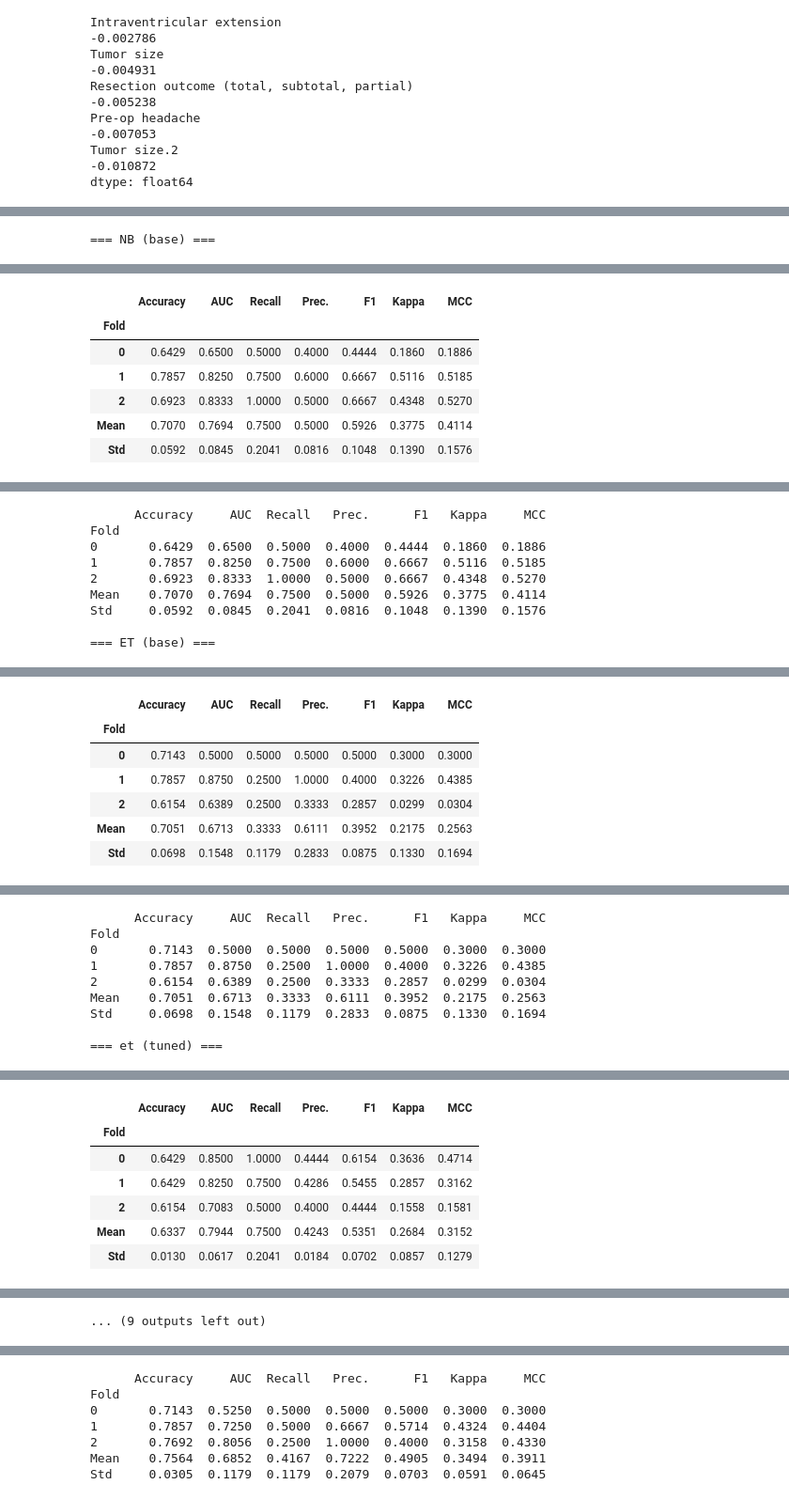
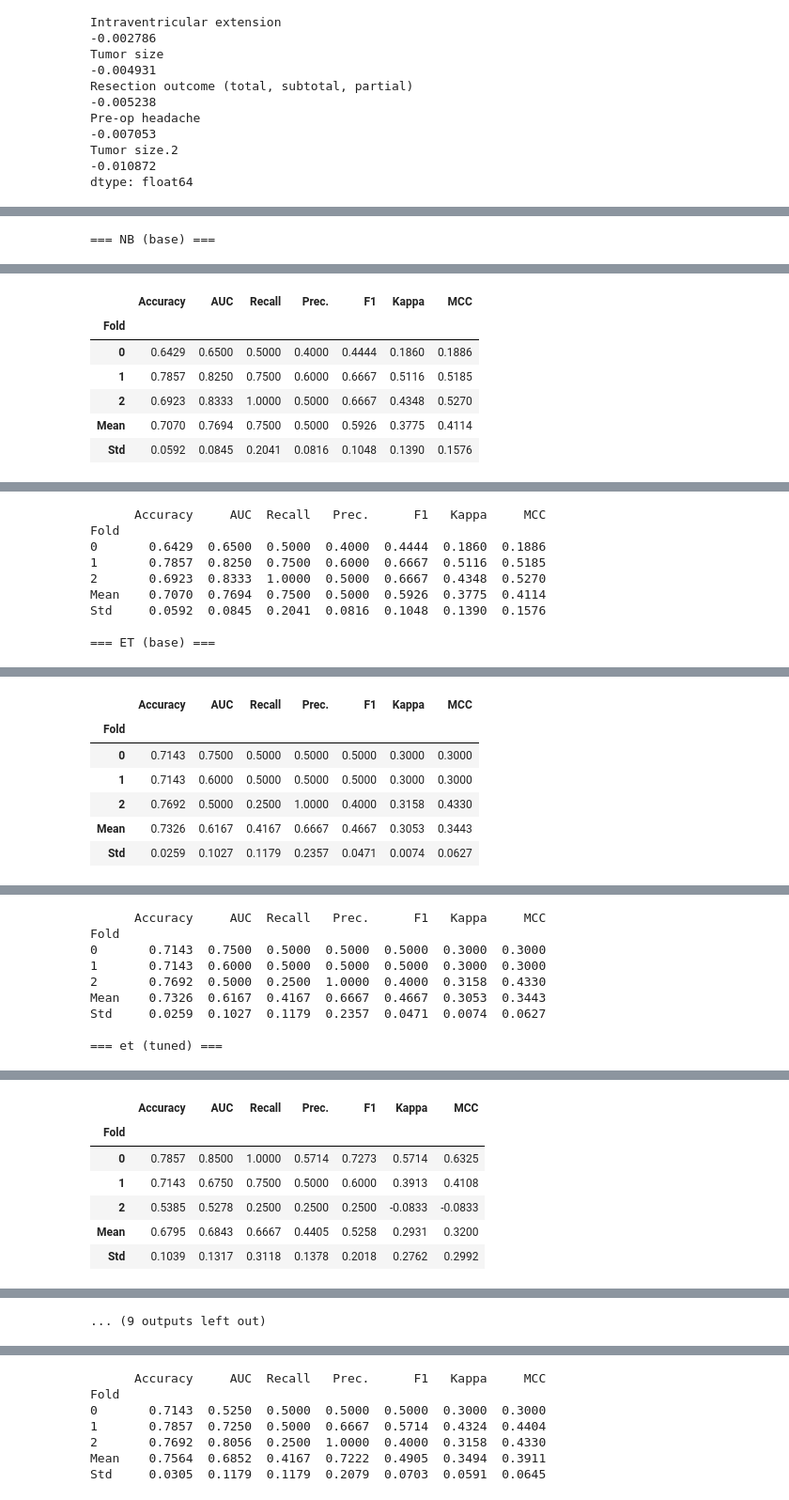
Before and after one commit to shrinitbabel/craniopharyngioma, a Jupyter notebook: second.ipynb, the cells around one changed output, grey strips where cells are left out. Shown at 94% size. Cells and saved outputs as stored; diff of their text form; code cells hidden in the pictures.

```diff
--- a/second.ipynb
+++ b/second.ipynb
@@ -429,7 +428,7 @@ nb = create_model("nb")
 print(pull())
 
 print("\n=== ET (base) ===")
-et = create_model("et")
+et = create_model("xgboost")
 print(pull())
 
 print("\n=== et (tuned) ===")
@@ -447,48 +446,48 @@ print(pull())
 === NB (base) ===
 [interactive output not drawn]
 |  | Accuracy | AUC | Recall | Prec. | F1 | Kappa | MCC |
 | Fold |  |  |  |  |  |  |  |
 | 0 | 0.6429 | 0.6500 | 0.5000 | 0.4000 | 0.4444 | 0.1860 | 0.1886 |
 | 1 | 0.7857 | 0.8250 | 0.7500 | 0.6000 | 0.6667 | 0.5116 | 0.5185 |
 | 2 | 0.6923 | 0.8333 | 1.0000 | 0.5000 | 0.6667 | 0.4348 | 0.5270 |
 | Mean | 0.7070 | 0.7694 | 0.7500 | 0.5000 | 0.5926 | 0.3775 | 0.4114 |
 | Std | 0.0592 | 0.0845 | 0.2041 | 0.0816 | 0.1048 | 0.1390 | 0.1576 |
 [interactive output not drawn]
       Accuracy     AUC  Recall   Prec.      F1   Kappa     MCC
 Fold
 0       0.6429  0.6500  0.5000  0.4000  0.4444  0.1860  0.1886
 1       0.7857  0.8250  0.7500  0.6000  0.6667  0.5116  0.5185
 2       0.6923  0.8333  1.0000  0.5000  0.6667  0.4348  0.5270
 Mean    0.7070  0.7694  0.7500  0.5000  0.5926  0.3775  0.4114
 Std     0.0592  0.0845  0.2041  0.0816  0.1048  0.1390  0.1576
 
 === ET (base) ===
 [interactive output not drawn]
 |  | Accuracy | AUC | Recall | Prec. | F1 | Kappa | MCC |
 | Fold |  |  |  |  |  |  |  |
-| 0 | 0.7143 | 0.5000 | 0.5000 | 0.5000 | 0.5000 | 0.3000 | 0.3000 |
-| 1 | 0.7857 | 0.8750 | 0.2500 | 1.0000 | 0.4000 | 0.3226 | 0.4385 |
-| 2 | 0.6154 | 0.6389 | 0.2500 | 0.3333 | 0.2857 | 0.0299 | 0.0304 |
-| Mean | 0.7051 | 0.6713 | 0.3333 | 0.6111 | 0.3952 | 0.2175 | 0.2563 |
-| Std | 0.0698 | 0.1548 | 0.1179 | 0.2833 | 0.0875 | 0.1330 | 0.1694 |
+| 0 | 0.7143 | 0.7500 | 0.5000 | 0.5000 | 0.5000 | 0.3000 | 0.3000 |
+| 1 | 0.7143 | 0.6000 | 0.5000 | 0.5000 | 0.5000 | 0.3000 | 0.3000 |
+| 2 | 0.7692 | 0.5000 | 0.2500 | 1.0000 | 0.4000 | 0.3158 | 0.4330 |
+| Mean | 0.7326 | 0.6167 | 0.4167 | 0.6667 | 0.4667 | 0.3053 | 0.3443 |
+| Std | 0.0259 | 0.1027 | 0.1179 | 0.2357 | 0.0471 | 0.0074 | 0.0627 |
 [interactive output not drawn]
       Accuracy     AUC  Recall   Prec.      F1   Kappa     MCC
 Fold
-0       0.7143  0.5000  0.5000  0.5000  0.5000  0.3000  0.3000
-1       0.7857  0.8750  0.2500  1.0000  0.4000  0.3226  0.4385
-2       0.6154  0.6389  0.2500  0.3333  0.2857  0.0299  0.0304
-Mean    0.7051  0.6713  0.3333  0.6111  0.3952  0.2175  0.2563
-Std     0.0698  0.1548  0.1179  0.2833  0.0875  0.1330  0.1694
+0       0.7143  0.7500  0.5000  0.5000  0.5000  0.3000  0.3000
+1       0.7143  0.6000  0.5000  0.5000  0.5000  0.3000  0.3000
+2       0.7692  0.5000  0.2500  1.0000  0.4000  0.3158  0.4330
+Mean    0.7326  0.6167  0.4167  0.6667  0.4667  0.3053  0.3443
+Std     0.0259  0.1027  0.1179  0.2357  0.0471  0.0074  0.0627
 
 === et (tuned) ===
 [interactive output not drawn]
 |  | Accuracy | AUC | Recall | Prec. | F1 | Kappa | MCC |
 | Fold |  |  |  |  |  |  |  |
-| 0 | 0.6429 | 0.8500 | 1.0000 | 0.4444 | 0.6154 | 0.3636 | 0.4714 |
-| 1 | 0.6429 | 0.8250 | 0.7500 | 0.4286 | 0.5455 | 0.2857 | 0.3162 |
-| 2 | 0.6154 | 0.7083 | 0.5000 | 0.4000 | 0.4444 | 0.1558 | 0.1581 |
-| Mean | 0.6337 | 0.7944 | 0.7500 | 0.4243 | 0.5351 | 0.2684 | 0.3152 |
-| Std | 0.0130 | 0.0617 | 0.2041 | 0.0184 | 0.0702 | 0.0857 | 0.1279 |
+| 0 | 0.7857 | 0.8500 | 1.0000 | 0.5714 | 0.7273 | 0.5714 | 0.6325 |
+| 1 | 0.7143 | 0.6750 | 0.7500 | 0.5000 | 0.6000 | 0.3913 | 0.4108 |
+| 2 | 0.5385 | 0.5278 | 0.2500 | 0.2500 | 0.2500 | -0.0833 | -0.0833 |
+| Mean | 0.6795 | 0.6843 | 0.6667 | 0.4405 | 0.5258 | 0.2931 | 0.3200 |
+| Std | 0.1039 | 0.1317 | 0.3118 | 0.1378 | 0.2018 | 0.2762 | 0.2992 |
 [interactive output not drawn]
 ... (9 outputs left out)
 # %%
```
Also changed, not shown: parts of 4 cells of this notebook, 15 other files.
